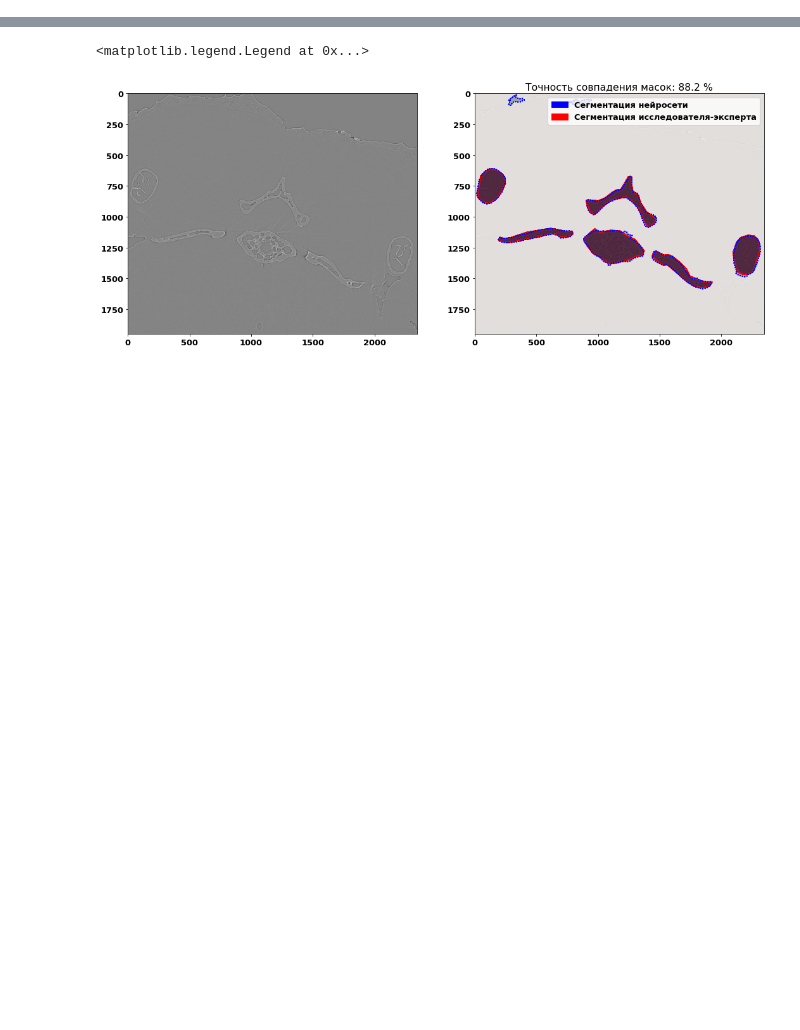
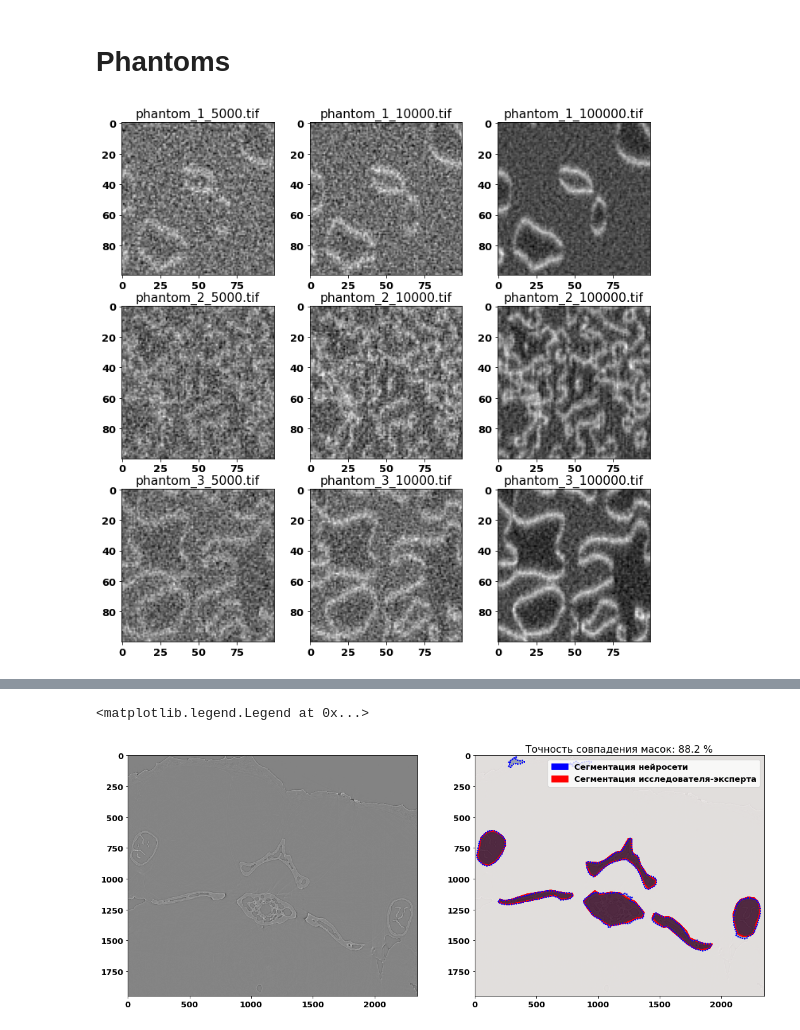
Before and after one commit to ankhafizov/UnetNeuronsSegmentation, a Jupyter notebook: analizator.ipynb, the cells around one changed output, grey strips where cells are left out. Drawn from its saved outputs; the diff is of its cells as text; code cells hidden in the pictures; blank space fills up the shorter version.

Commit message:
add classic phantom

```diff
--- a/analizator.ipynb
+++ b/analizator.ipynb
@@ -17,3 +17,22 @@ font = {'family' : 'Tahoma',
         'size'   : 13}
 
 matplotlib.rc('font', **font)
+# %% [markdown]
+# Phantoms
+# %%
+folder = "test_phantom/imgs"
+
+crop = lambda img, ws=50: img[img.shape[0]//2-ws:img.shape[0]//2+ws, img.shape[1]//2-ws:img.shape[1]//2+ws]
+
+fig, axes = plt.subplots(ncols=3, nrows=3, figsize=(12, 12))
+axes = axes.flatten()
+img_paths = natsorted(glob.glob(f"{folder}/*.tif"))
+
+for ax, path in zip(axes, img_paths):
+    img = np.asarray(Image.open(path))
+
+    title = path.split("/")[-1]
+    ax.imshow(crop(img), cmap="gray")
+    ax.set_title(title)
+# %% [output]
+[figure, added]
```
Also changed, not shown: parts of 4 cells of this notebook.
